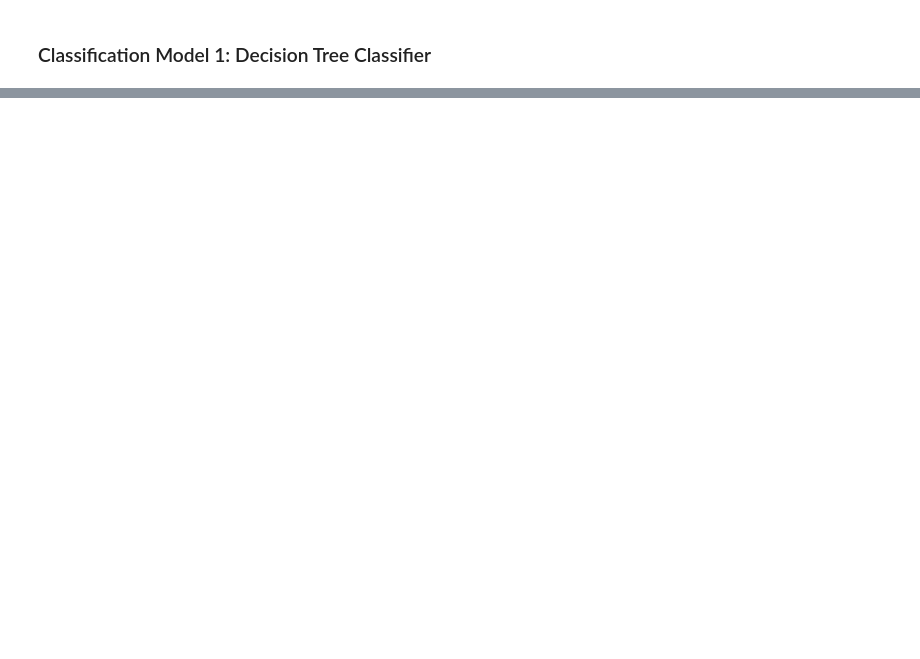
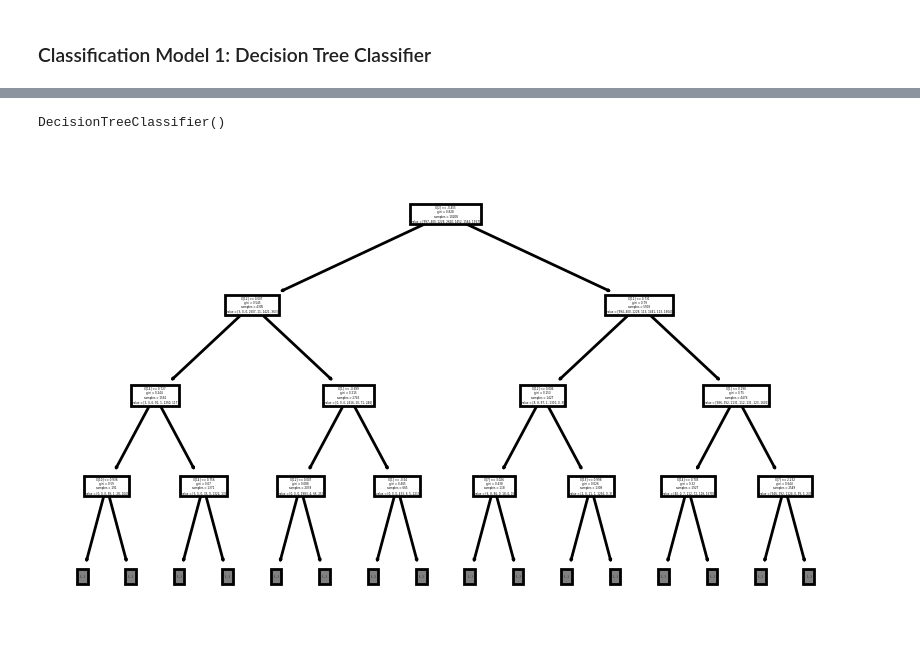
Before and after one commit to dougbrn/Towson, a Jupyter notebook: COSC757/assignment2/HW2_classification.ipynb, the cells around one changed output, grey strips where cells are left out. Drawn from its saved outputs; the diff is of its cells as text; code cells hidden in the pictures; blank space fills up the shorter version.

```diff
--- a/COSC757/assignment2/HW2_classification.ipynb
+++ b/COSC757/assignment2/HW2_classification.ipynb
@@ -195,0 +239,8 @@ plt.tight_layout()
+# %%
+plt.figure(figsize=(5,3),dpi=200)
+tree.plot_tree(clf,max_depth=3)
+
+print(clf)
+# %% [output]
+DecisionTreeClassifier()
+[figure, added]
```
Also changed, not shown: parts of 8 cells of this notebook.
